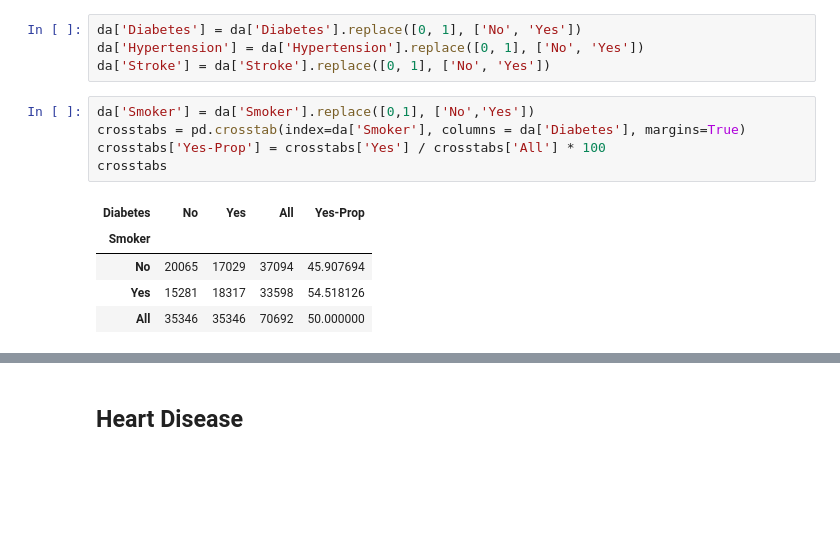
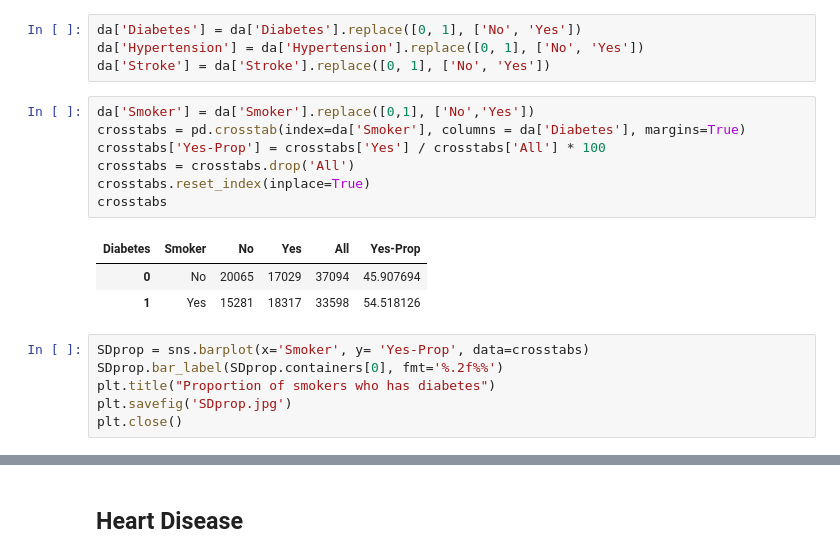
Before and after one commit to mz123analysis/Health-Analysis, a Jupyter notebook: Analysis/Analysis of our Heath Data.ipynb, the cells around one changed output, grey strips where cells are left out. Saved outputs shown, nothing was run; the diff lists cells and outputs as text; blank space fills up the shorter version.

```diff
--- a/Analysis/Analysis of our Heath Data.ipynb
+++ b/Analysis/Analysis of our Heath Data.ipynb
@@ -321,11 +407,17 @@ da['Stroke'] = da['Stroke'].replace([0, 1], ['No', 'Yes'])
 # %%
 da['Smoker'] = da['Smoker'].replace([0,1], ['No','Yes'])
 crosstabs = pd.crosstab(index=da['Smoker'], columns = da['Diabetes'], margins=True)
 crosstabs['Yes-Prop'] = crosstabs['Yes'] / crosstabs['All'] * 100
+crosstabs = crosstabs.drop('All')
+crosstabs.reset_index(inplace=True)
 crosstabs
 # %% [output]
-| Diabetes | No | Yes | All | Yes-Prop |
-| Smoker |  |  |  |  |
-| No | 20065 | 17029 | 37094 | 45.907694 |
-| Yes | 15281 | 18317 | 33598 | 54.518126 |
-| All | 35346 | 35346 | 70692 | 50.000000 |
+| Diabetes | Smoker | No | Yes | All | Yes-Prop |
+| 0 | No | 20065 | 17029 | 37094 | 45.907694 |
+| 1 | Yes | 15281 | 18317 | 33598 | 54.518126 |
+# %%
+SDprop = sns.barplot(x='Smoker', y= 'Yes-Prop', data=crosstabs)
+SDprop.bar_label(SDprop.containers[0], fmt='%.2f%%')
+plt.title("Proportion of smokers who has diabetes")
+plt.savefig('SDprop.jpg')
+plt.close()
```
Also changed, not shown: parts of 100 cells of this notebook, 24 other files.
